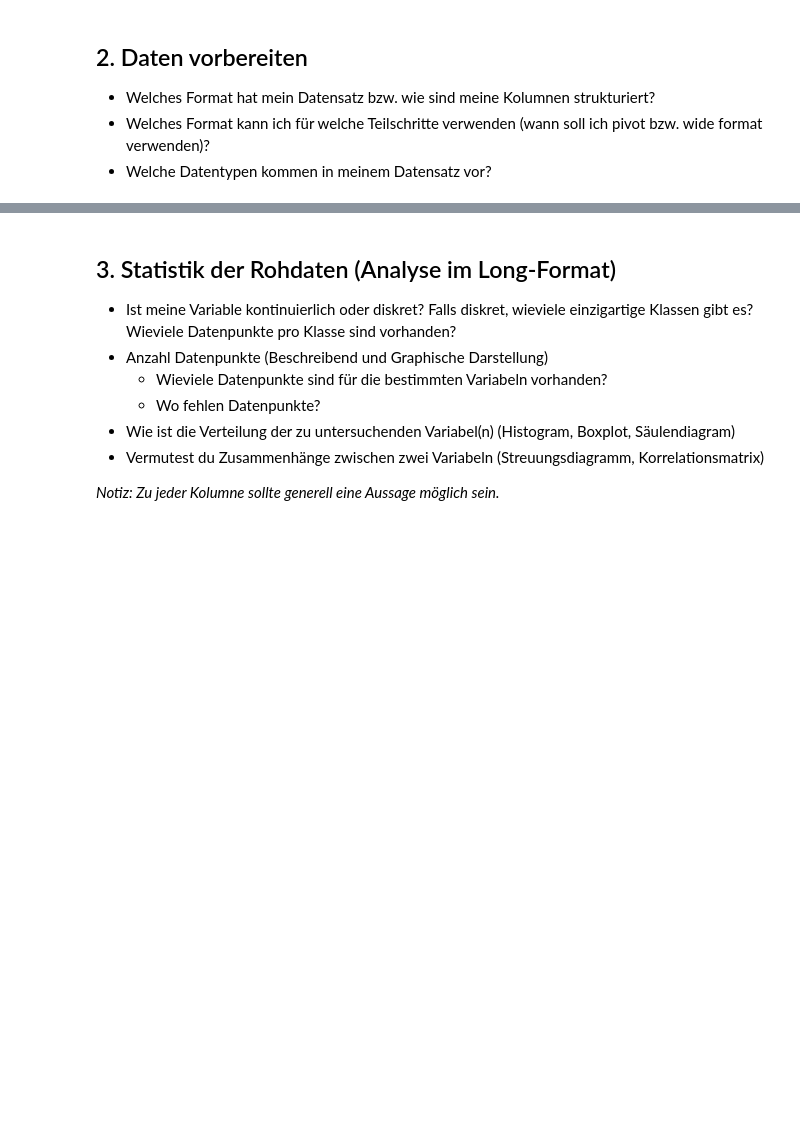
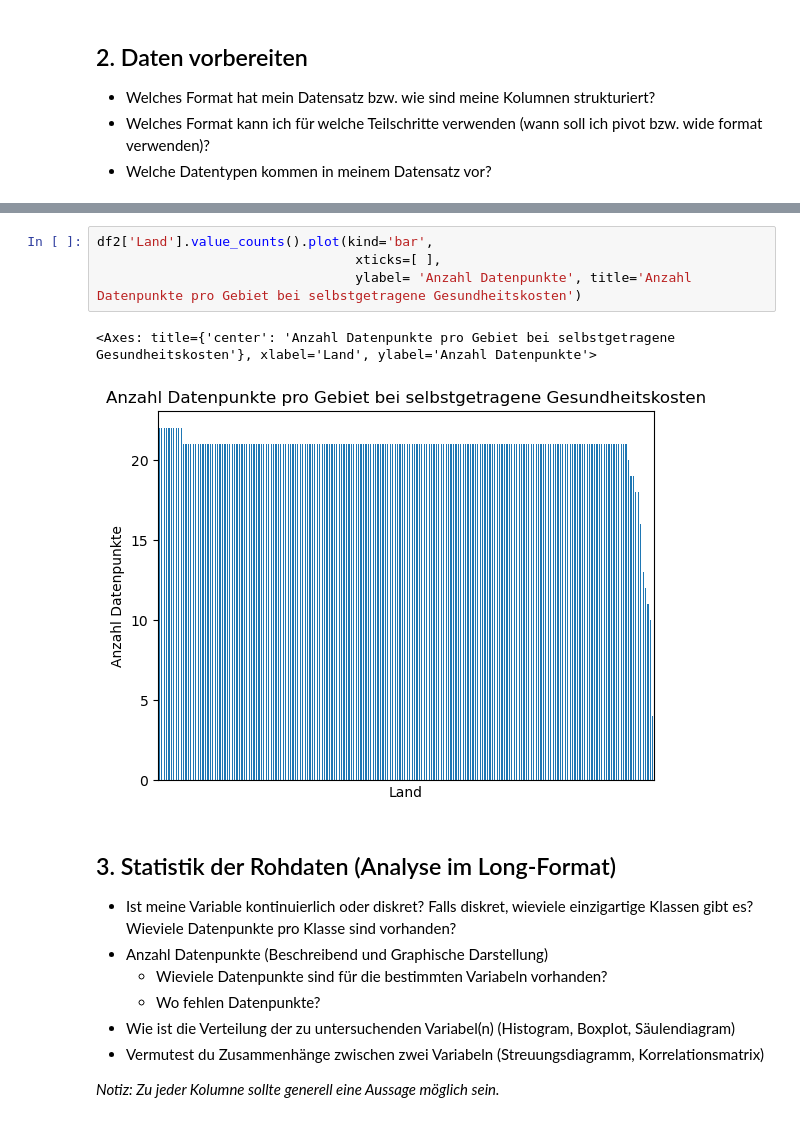
Before and after one commit to cossllea/BMLD1-LN2-Python, a Jupyter notebook: Grundgerüst_Leistungsnachweis.ipynb, the cells around one changed output, grey strips where cells are left out. Drawn from its saved outputs; the diff is of its cells as text; blank space fills up the shorter version.

```diff
--- a/Grundgerüst_Leistungsnachweis.ipynb
+++ b/Grundgerüst_Leistungsnachweis.ipynb
@@ -78,3 +174,10 @@ df1_pivot.head()
+# %%
+df2['Land'].value_counts().plot(kind='bar',
+                                 xticks=[ ],
+                                 ylabel= 'Anzahl Datenpunkte', title='Anzahl Datenpunkte pro Gebiet bei selbstgetragene Gesundheitskosten')
+# %% [output]
+<Axes: title={'center': 'Anzahl Datenpunkte pro Gebiet bei selbstgetragene Gesundheitskosten'}, xlabel='Land', ylabel='Anzahl Datenpunkte'>
+[figure, added]
 # %% [markdown]
 ## 3. Statistik der Rohdaten (Analyse im Long-Format)
 - Ist meine Variable kontinuierlich oder diskret? Falls diskret, wieviele einzigartige Klassen gibt es? Wieviele Datenpunkte pro Klasse sind vorhanden?
```
Also changed, not shown: parts of 14 cells of this notebook.
